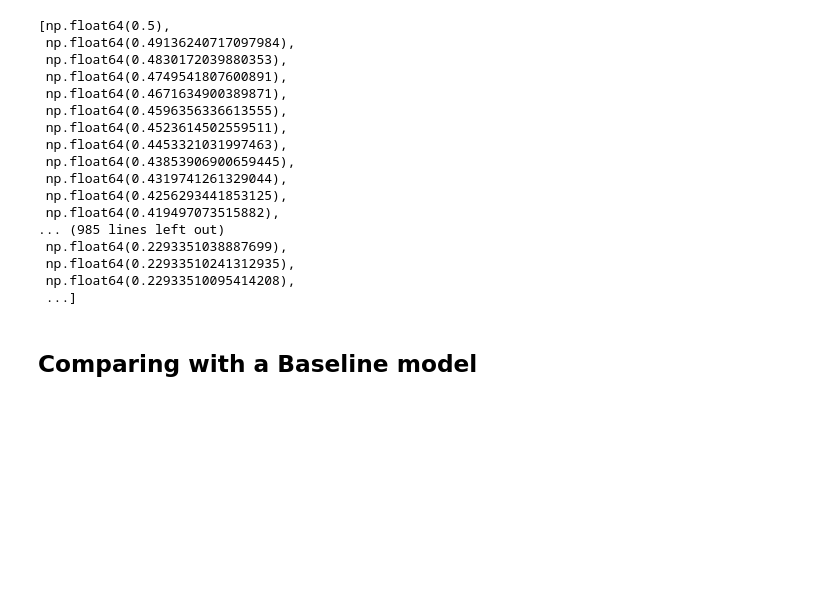
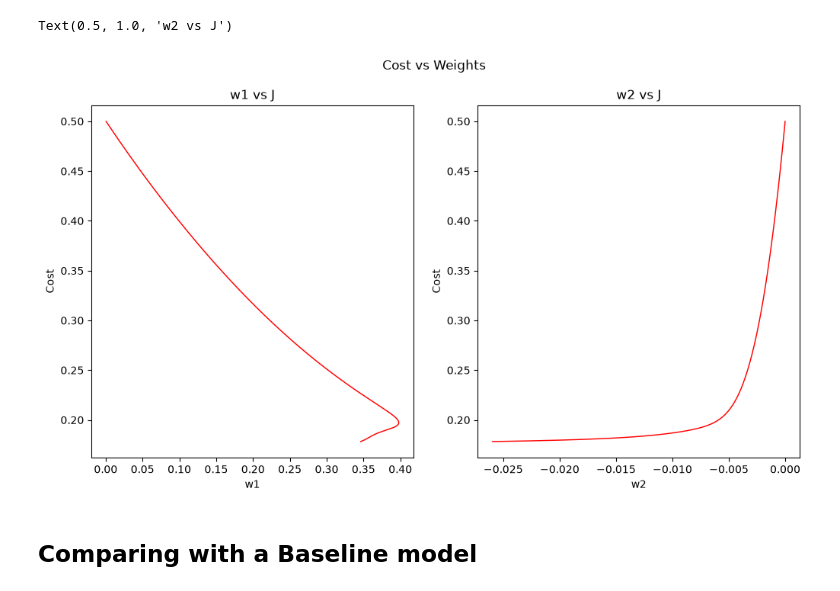
Before and after one commit to Sachet27/ML_Training, a Jupyter notebook: other_stuff/relearning/lr_impl.ipynb, the cells around one changed output. Cells and saved outputs as stored; diff of their text form; code cells hidden in the pictures; blank space fills up the shorter version.

```diff
--- a/other_stuff/relearning/lr_impl.ipynb
+++ b/other_stuff/relearning/lr_impl.ipynb
@@ -81,24 +86,30 @@ plt.show()
 # %%
 #plotting errors
-cost_hist= model.get_cost_hist()
+cost_hist= np.array(model.get_cost_hist())
+param_hist= np.array(model.get_param_hist())
+
+w1, w2= param_hist[:, 0], param_hist[:, 1]
+indices= np.argsort(cost_hist)
+
+w1_sorted = w1[indices]
+w2_sorted = w2[indices]
+cost_sorted= cost_hist[indices]
+
+fig, ax= plt.subplots(1, 2, figsize= (12, 6))
+fig.suptitle('Cost vs Weights')
+
+ax[0].plot(w1_sorted, cost_sorted, linewidth= 1.05, color= 'red')
+ax[0].set_xlabel('w1')
+ax[0].set_ylabel('Cost')
+ax[0].set_title('w1 vs J')
+
+ax[1].plot(w2_sorted, cost_sorted, linewidth= 1.05, color= 'red')
+ax[1].set_xlabel('w2')
+ax[1].set_ylabel('Cost')
+ax[1].set_title('w2 vs J')
 # %% [output]
-[np.float64(0.5),
- np.float64(0.49136240717097984),
- np.float64(0.4830172039880353),
- np.float64(0.4749541807600891),
- np.float64(0.4671634900389871),
- np.float64(0.4596356336613555),
- np.float64(0.4523614502559511),
- np.float64(0.4453321031997463),
- np.float64(0.43853906900659445),
- np.float64(0.4319741261329044),
- np.float64(0.4256293441853125),
- np.float64(0.419497073515882),
-... (985 lines left out)
- np.float64(0.2293351038887699),
- np.float64(0.22933510241312935),
- np.float64(0.22933510095414208),
- ...]
+Text(0.5, 1.0, 'w2 vs J')
+[figure, added]
 # %% [markdown]
 ## Comparing with a Baseline model
 # %%
```
Also changed, not shown: parts of 8 cells of this notebook, 2 other files.
